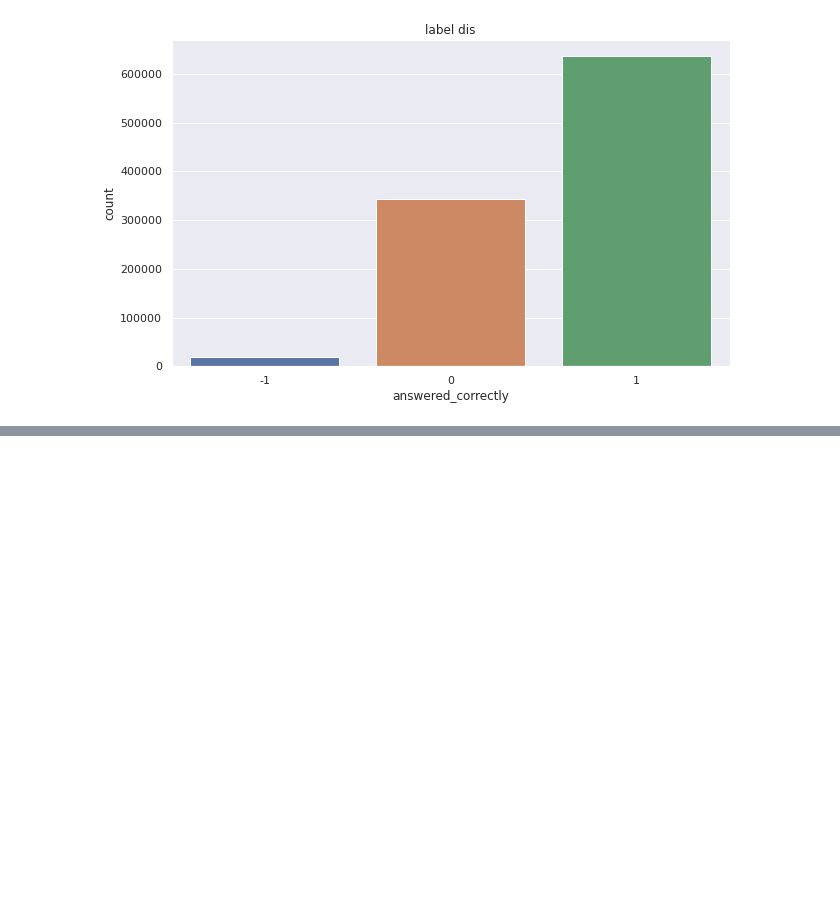
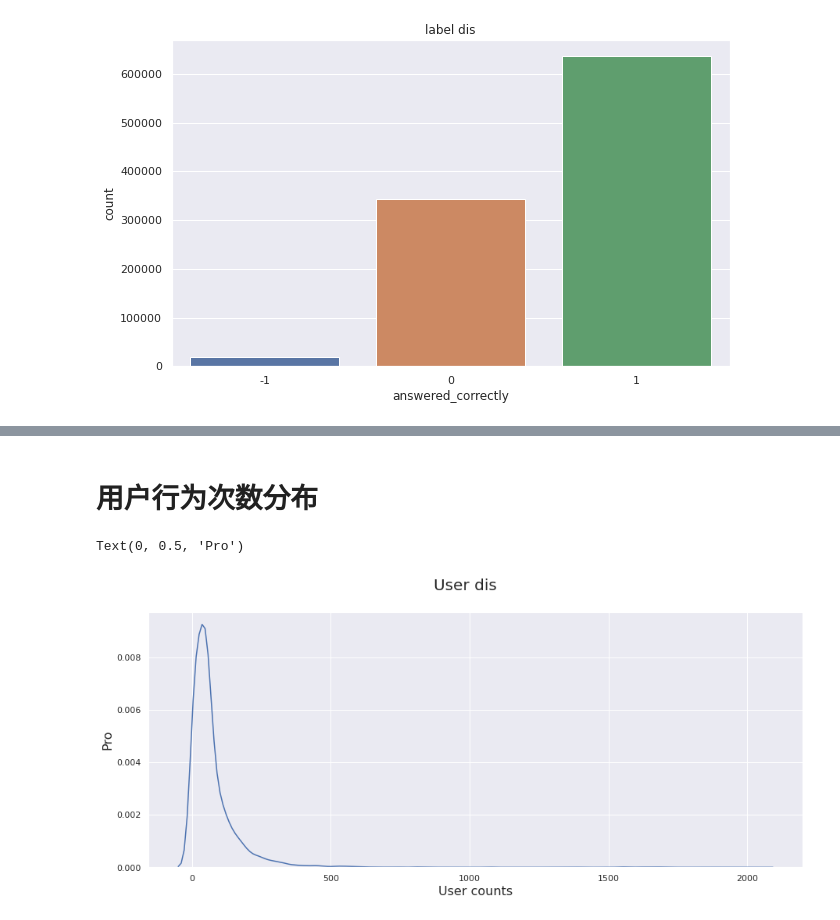
Before and after one commit to Coding-Zuo/DataGame, a Jupyter notebook: kaggle/riiid-test-answer-prediction/2020-11-23eda.ipynb, the cells around one changed output, grey strips where cells are left out. Saved outputs shown, nothing was run; the diff lists cells and outputs as text; code cells hidden in the pictures; blank space fills up the shorter version.

```diff
--- a/kaggle/riiid-test-answer-prediction/2020-11-23eda.ipynb
+++ b/kaggle/riiid-test-answer-prediction/2020-11-23eda.ipynb
@@ -209,0 +306,12 @@ Text(0.5, 1.0, 'label dis')
+# %% [markdown]
+# 用户行为次数分布
+# %%
+sns.set()
+fig = plt.figure(figsize=(15,6))
+fig = sns.kdeplot(train.groupby('content_id')['row_id'].count()) # 核密度估计图 content_id：（int16）用户交互的ID代码 问题id
+fig.figure.suptitle('User dis',fontsize=20)
+plt.xlabel('User counts',fontsize=16)
+plt.ylabel('Pro',fontsize=16)
+# %% [output]
+Text(0, 0.5, 'Pro')
+[figure, added]
```
Also changed, not shown: parts of 43 cells of this notebook, 4 other files.
